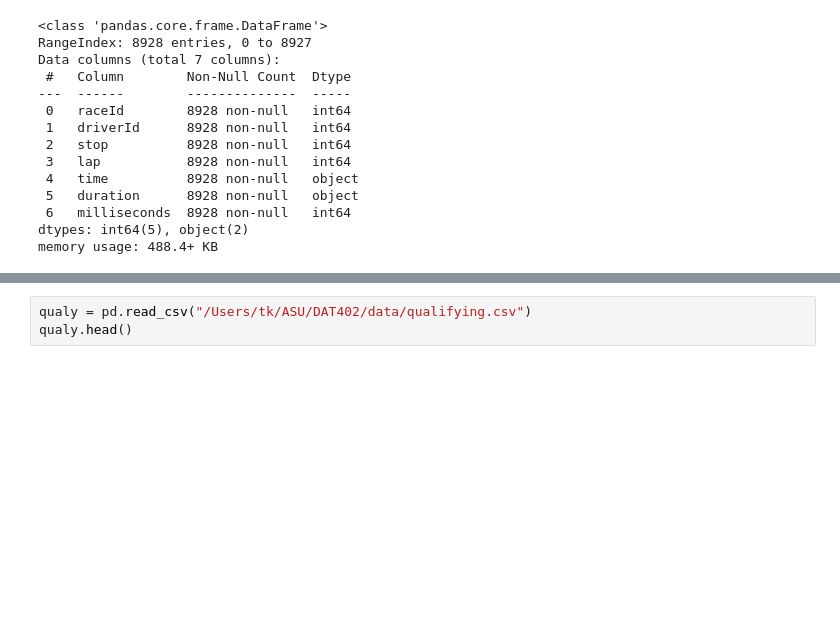
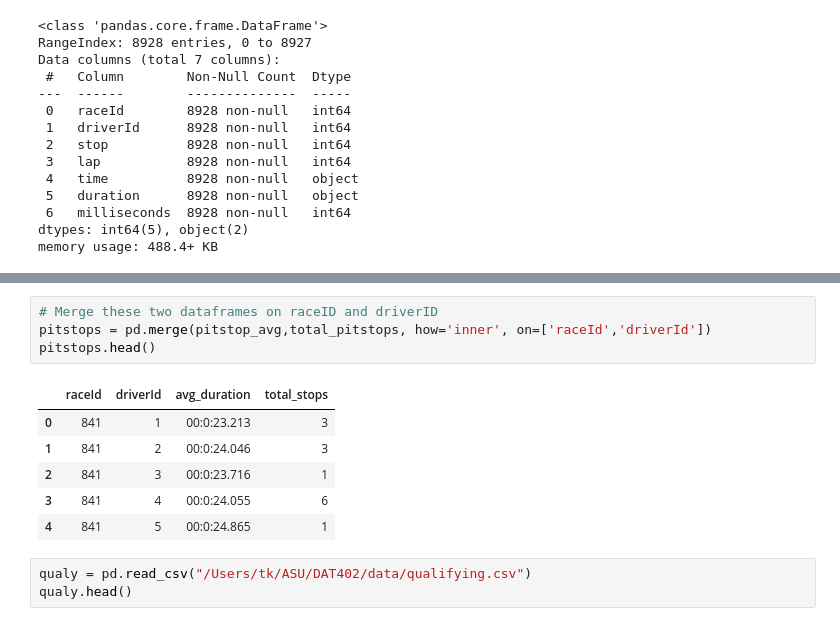
Before and after one commit to tkashdat/Portfolio, a Jupyter notebook: notebooks/F1Predictions.ipynb, the cells around one changed output, grey strips where cells are left out. Cells and saved outputs as stored; diff of their text form; blank space fills up the shorter version.

```diff
--- a/notebooks/F1Predictions.ipynb
+++ b/notebooks/F1Predictions.ipynb
@@ -357,3 +415,14 @@ memory usage: 488.4+ KB
+# %%
+# Merge these two dataframes on raceID and driverID
+pitstops = pd.merge(pitstop_avg,total_pitstops, how='inner', on=['raceId','driverId'])
+pitstops.head()
+# %% [output]
+|  | raceId | driverId | avg_duration | total_stops |
+| 0 | 841 | 1 | 00:0:23.213 | 3 |
+| 1 | 841 | 2 | 00:0:24.046 | 3 |
+| 2 | 841 | 3 | 00:0:23.716 | 1 |
+| 3 | 841 | 4 | 00:0:24.055 | 6 |
+| 4 | 841 | 5 | 00:0:24.865 | 1 |
 # %%
 qualy = pd.read_csv("/Users/tk/ASU/DAT402/data/qualifying.csv")
 qualy.head()
```
Also changed, not shown: parts of 30 cells of this notebook.
